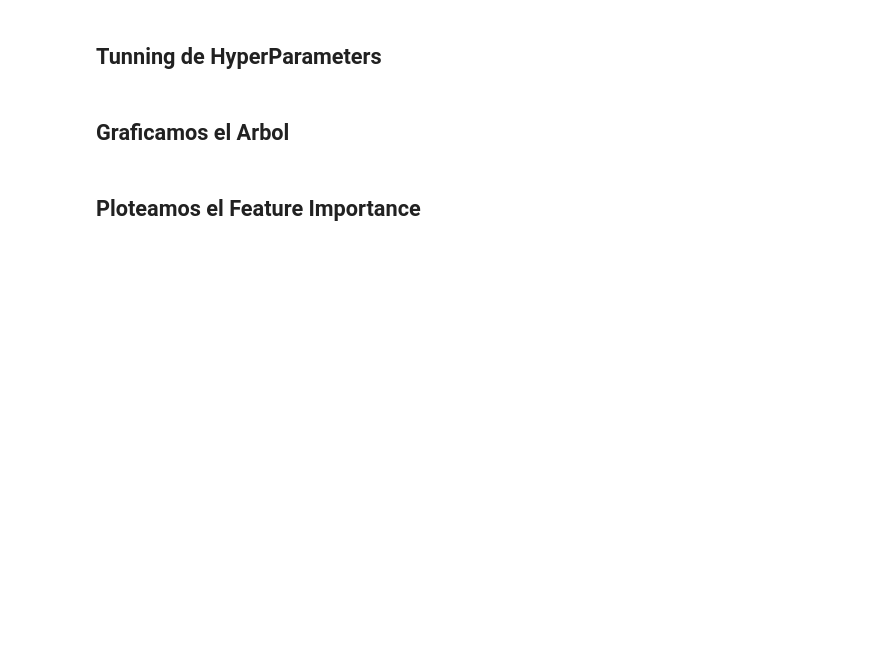
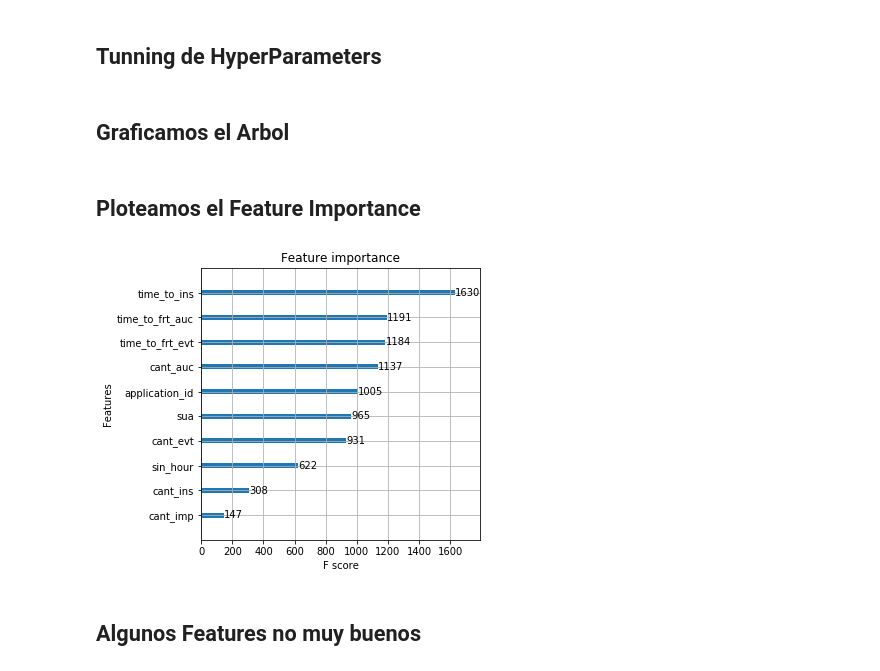
Before and after one commit to facundotorraca/TrabajoPractico2, a Jupyter notebook: prediccion_xgb_regressor_sc_.ipynb, the cells around one changed output. Cells and saved outputs as stored; diff of their text form; code cells hidden in the pictures; blank space fills up the shorter version.

```diff
--- a/prediccion_xgb_regressor_sc_.ipynb
+++ b/prediccion_xgb_regressor_sc_.ipynb
@@ -284,6 +225,10 @@ plt.show()
 ## Ploteamos el Feature Importance
 # %%
 import matplotlib.pyplot as plt
-xgb.plot_importance(fit)
-plt.rcParams['figure.figsize'] = [5, 5]
+xgb.plot_importance(fit, importance_type = "weight" )
+plt.rcParams['figure.figsize'] = [7, 7]
 plt.show()
+# %% [output]
+[figure, added]
+# %% [markdown]
+## Algunos Features no muy buenos
```
Also changed, not shown: parts of 6 cells of this notebook, 2 other files.
